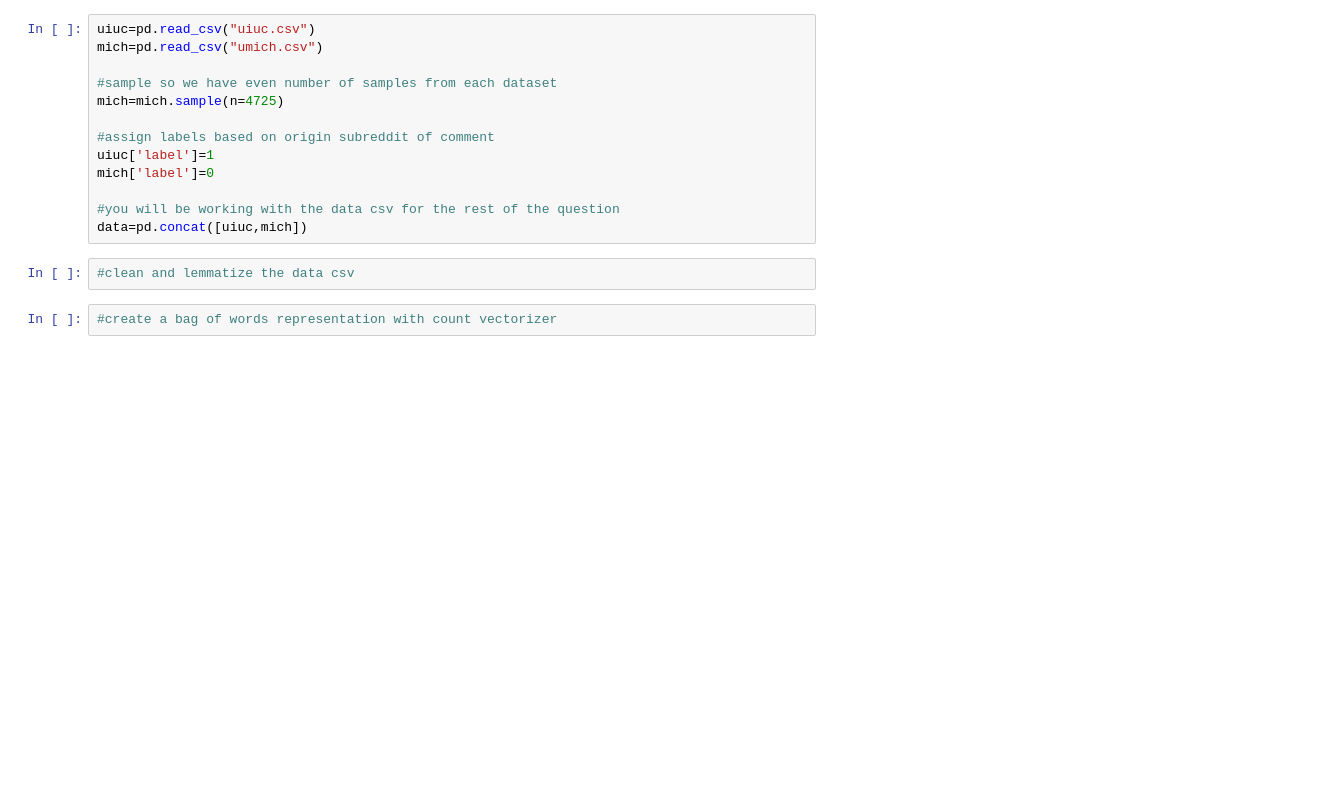
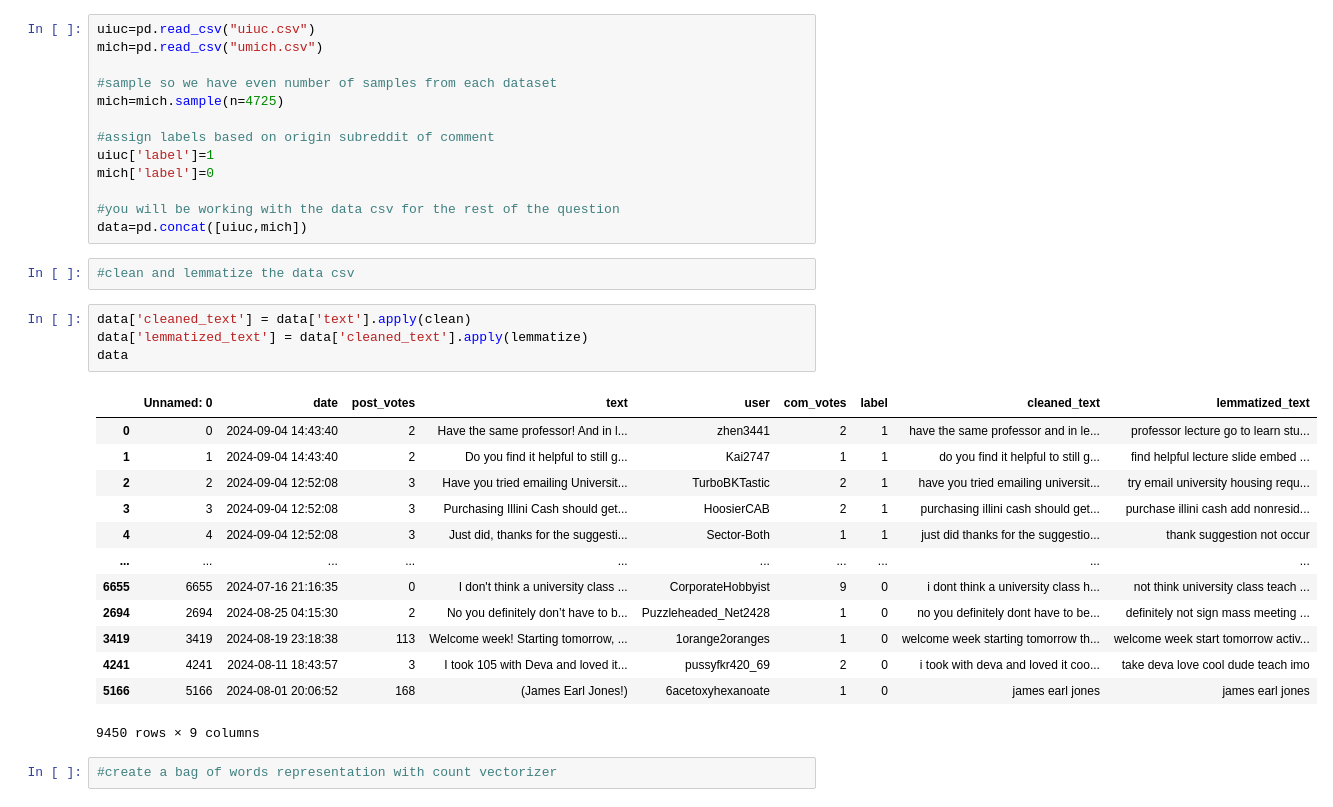
Before and after one commit to Paulohoho/project1-counting-words, a Jupyter notebook: project1.ipynb, the cells around one changed output. Saved outputs shown, nothing was run; the diff lists cells and outputs as text; blank space fills up the shorter version.

```diff
--- a/project1.ipynb
+++ b/project1.ipynb
@@ -244,5 +284,23 @@ mich['label']=0
 data=pd.concat([uiuc,mich])
 # %%
 #clean and lemmatize the data csv
+# %%
+data['cleaned_text'] = data['text'].apply(clean)
+data['lemmatized_text'] = data['cleaned_text'].apply(lemmatize)
+data
+# %% [output]
+|  | Unnamed: 0 | date | post_votes | text | user | com_votes | label | cleaned_text | lemmatized_text |
+| 0 | 0 | 2024-09-04 14:43:40 | 2 | Have the same professor! And in l... | zhen3441 | 2 | 1 | have the same professor and in le... | professor lecture go to learn stu... |
+| 1 | 1 | 2024-09-04 14:43:40 | 2 | Do you find it helpful to still g... | Kai2747 | 1 | 1 | do you find it helpful to still g... | find helpful lecture slide embed ... |
+| 2 | 2 | 2024-09-04 12:52:08 | 3 | Have you tried emailing Universit... | TurboBKTastic | 2 | 1 | have you tried emailing universit... | try email university housing requ... |
+| 3 | 3 | 2024-09-04 12:52:08 | 3 | Purchasing Illini Cash should get... | HoosierCAB | 2 | 1 | purchasing illini cash should get... | purchase illini cash add nonresid... |
+| 4 | 4 | 2024-09-04 12:52:08 | 3 | Just did, thanks for the suggesti... | Sector-Both | 1 | 1 | just did thanks for the suggestio... | thank suggestion not occur |
+| ... | ... | ... | ... | ... | ... | ... | ... | ... | ... |
+| 6655 | 6655 | 2024-07-16 21:16:35 | 0 | I don't think a university class ... | CorporateHobbyist | 9 | 0 | i dont think a university class h... | not think university class teach ... |
+| 2694 | 2694 | 2024-08-25 04:15:30 | 2 | No you definitely don’t have to b... | Puzzleheaded_Net2428 | 1 | 0 | no you definitely dont have to be... | definitely not sign mass meeting ... |
+| 3419 | 3419 | 2024-08-19 23:18:38 | 113 | Welcome week! Starting tomorrow, ... | 1orange2oranges | 1 | 0 | welcome week starting tomorrow th... | welcome week start tomorrow activ... |
+| 4241 | 4241 | 2024-08-11 18:43:57 | 3 | I took 105 with Deva and loved it... | pussyfkr420_69 | 2 | 0 | i took with deva and loved it coo... | take deva love cool dude teach imo |
+| 5166 | 5166 | 2024-08-01 20:06:52 | 168 | (James Earl Jones!) | 6acetoxyhexanoate | 1 | 0 | james earl jones | james earl jones |
+9450 rows × 9 columns
 # %%
 #create a bag of words representation with count vectorizer
```
Also changed, not shown: parts of 23 cells of this notebook.
